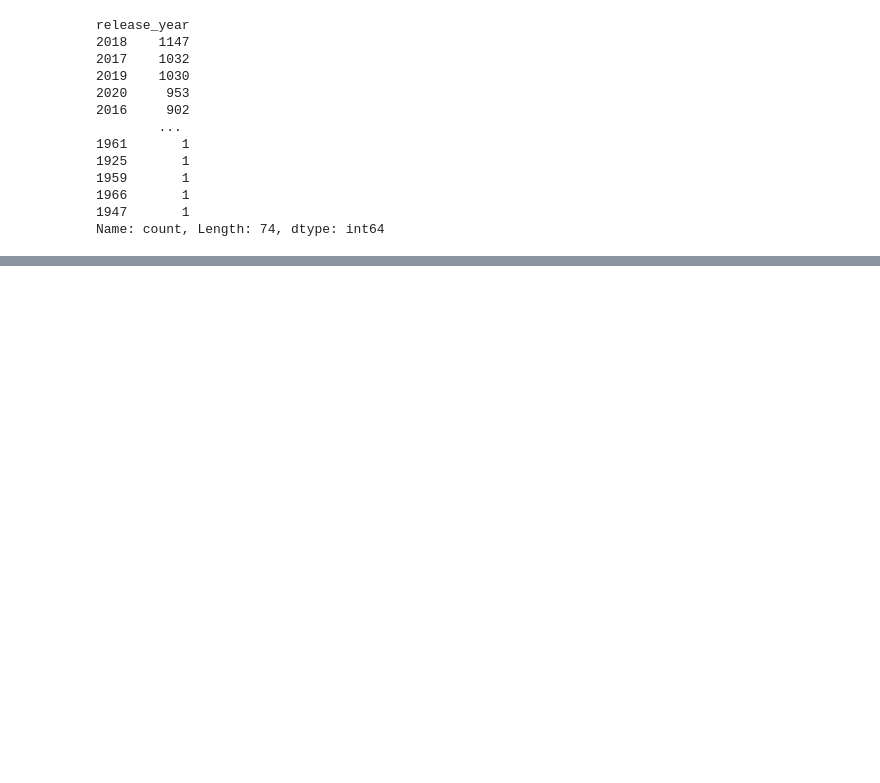
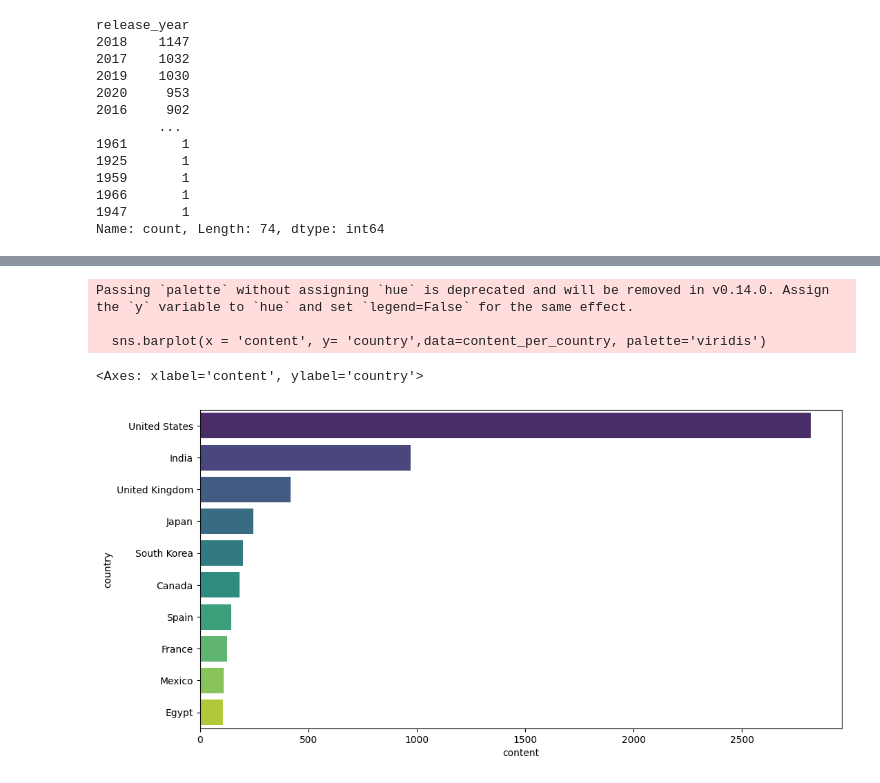
Before and after one commit to parag0811/pandas-practice-netflix-dataset, a Jupyter notebook: notebooks/basics.ipynb, the cells around one changed output, grey strips where cells are left out. Saved outputs shown, nothing was run; the diff lists cells and outputs as text; code cells hidden in the pictures; blank space fills up the shorter version.

```diff
--- a/notebooks/basics.ipynb
+++ b/notebooks/basics.ipynb
@@ -52,0 +72,12 @@ Name: count, Length: 74, dtype: int64
+# %%
+content_per_country = df['country'].value_counts().head(10).reset_index(name = 'content')
+content_per_country
+
+plt.figure(figsize=(12,6))
+sns.barplot(x = 'content', y= 'country',data=content_per_country, palette='viridis')
+# %% [output]
+Passing `palette` without assigning `hue` is deprecated and will be removed in v0.14.0. Assign the `y` variable to `hue` and set `legend=False` for the same effect.
+
+  sns.barplot(x = 'content', y= 'country',data=content_per_country, palette='viridis')
+<Axes: xlabel='content', ylabel='country'>
+[figure, added]
```
Also changed, not shown: parts of 6 cells of this notebook.
